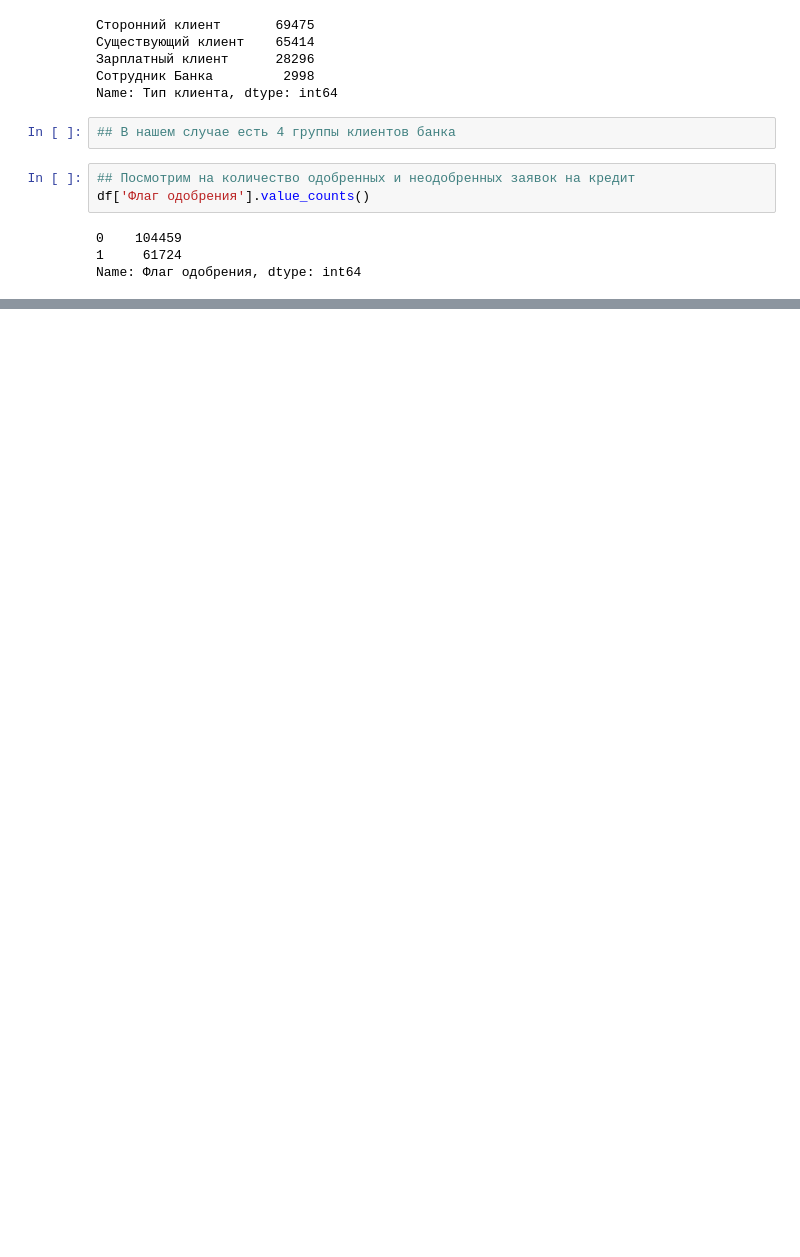
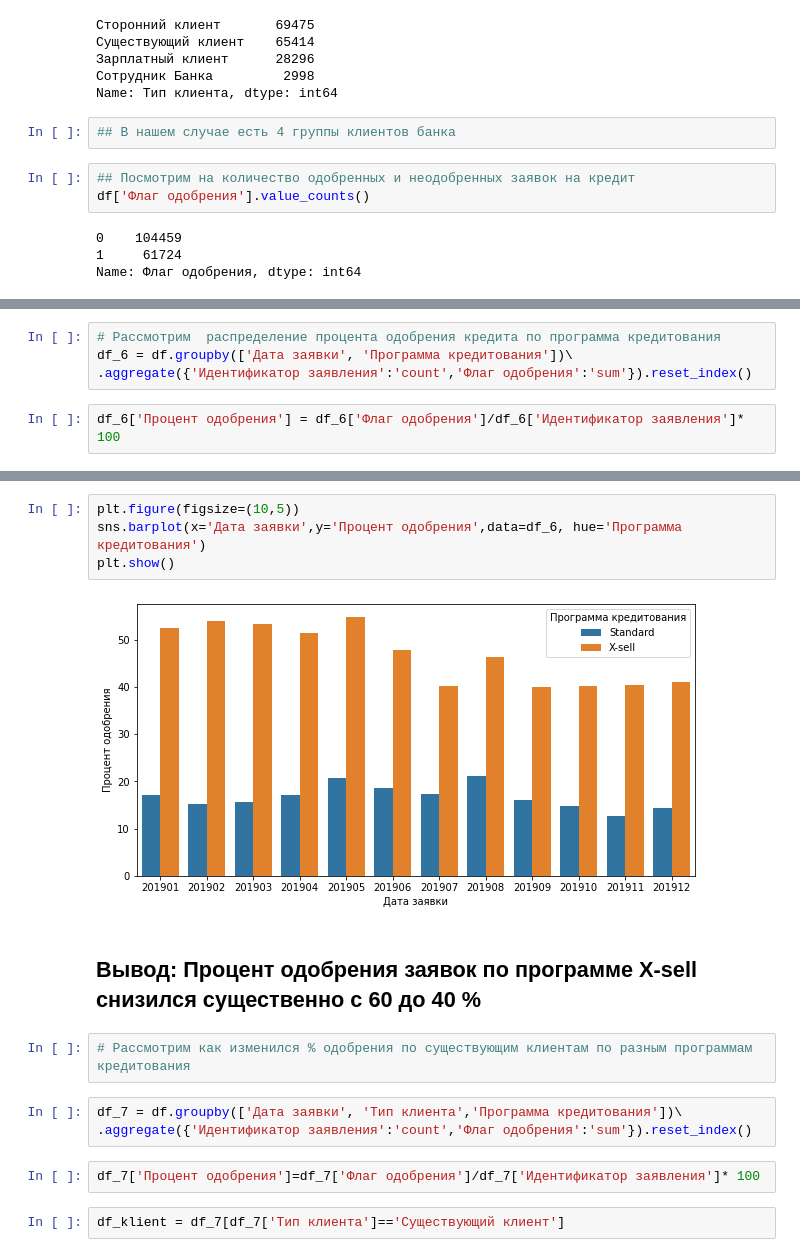
Before and after one commit to ValeriyaShinkarenko/-, a Jupyter notebook: Решение заданий стажировки.ipynb, the cells around one changed output, grey strips where cells are left out. Cells and saved outputs as stored; diff of their text form; blank space fills up the shorter version.

```diff
--- a/Решение заданий стажировки.ipynb
+++ b/Решение заданий стажировки.ipynb
@@ -116,0 +221,6 @@ sns.countplot(x='Тип клиента', hue='Программа кредито
+# %%
+# Рассмотрим  распределение процента одобрения кредита по программа кредитования
+df_6 = df.groupby(['Дата заявки', 'Программа кредитования'])\
+.aggregate({'Идентификатор заявления':'count','Флаг одобрения':'sum'}).reset_index()
+# %%
+df_6['Процент одобрения'] = df_6['Флаг одобрения']/df_6['Идентификатор заявления']* 100
@@ -116,0 +241,17 @@ sns.countplot(x='Тип клиента', hue='Программа кредито
+# %%
+plt.figure(figsize=(10,5))
+sns.barplot(x='Дата заявки',y='Процент одобрения',data=df_6, hue='Программа кредитования')
+plt.show()
+# %% [output]
+[figure, added]
+# %% [markdown]
+## Вывод: Процент одобрения заявок по программе X-sell снизился существенно  с 60 до 40 %
+# %%
+# Рассмотрим как изменился % одобрения по существующим клиентам по разным программам кредитования
+# %%
+df_7 = df.groupby(['Дата заявки', 'Тип клиента','Программа кредитования'])\
+.aggregate({'Идентификатор заявления':'count','Флаг одобрения':'sum'}).reset_index()
+# %%
+df_7['Процент одобрения']=df_7['Флаг одобрения']/df_7['Идентификатор заявления']* 100
+# %%
+df_klient = df_7[df_7['Тип клиента']=='Существующий клиент']
```
Also changed, not shown: parts of 39 cells of this notebook.
